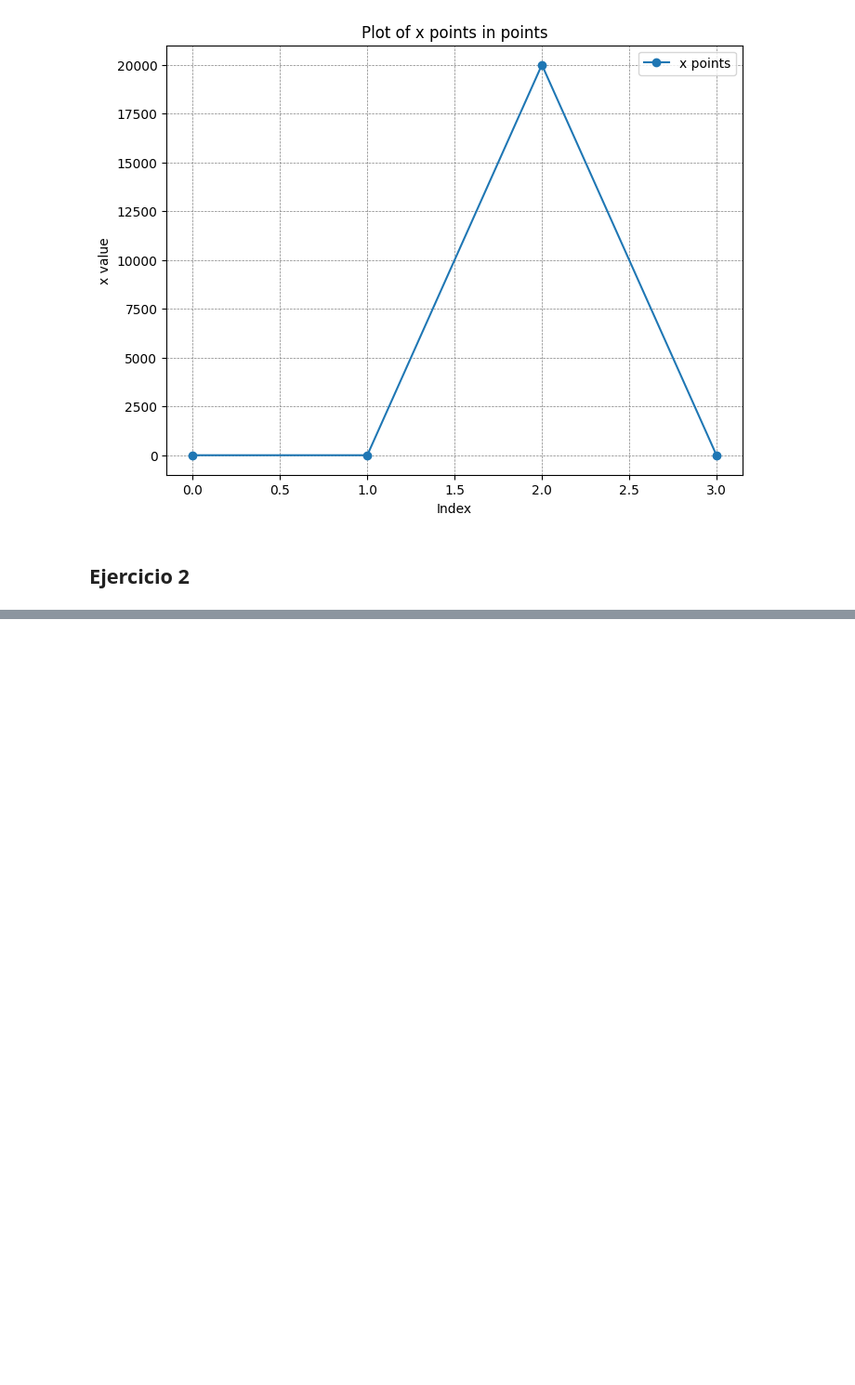
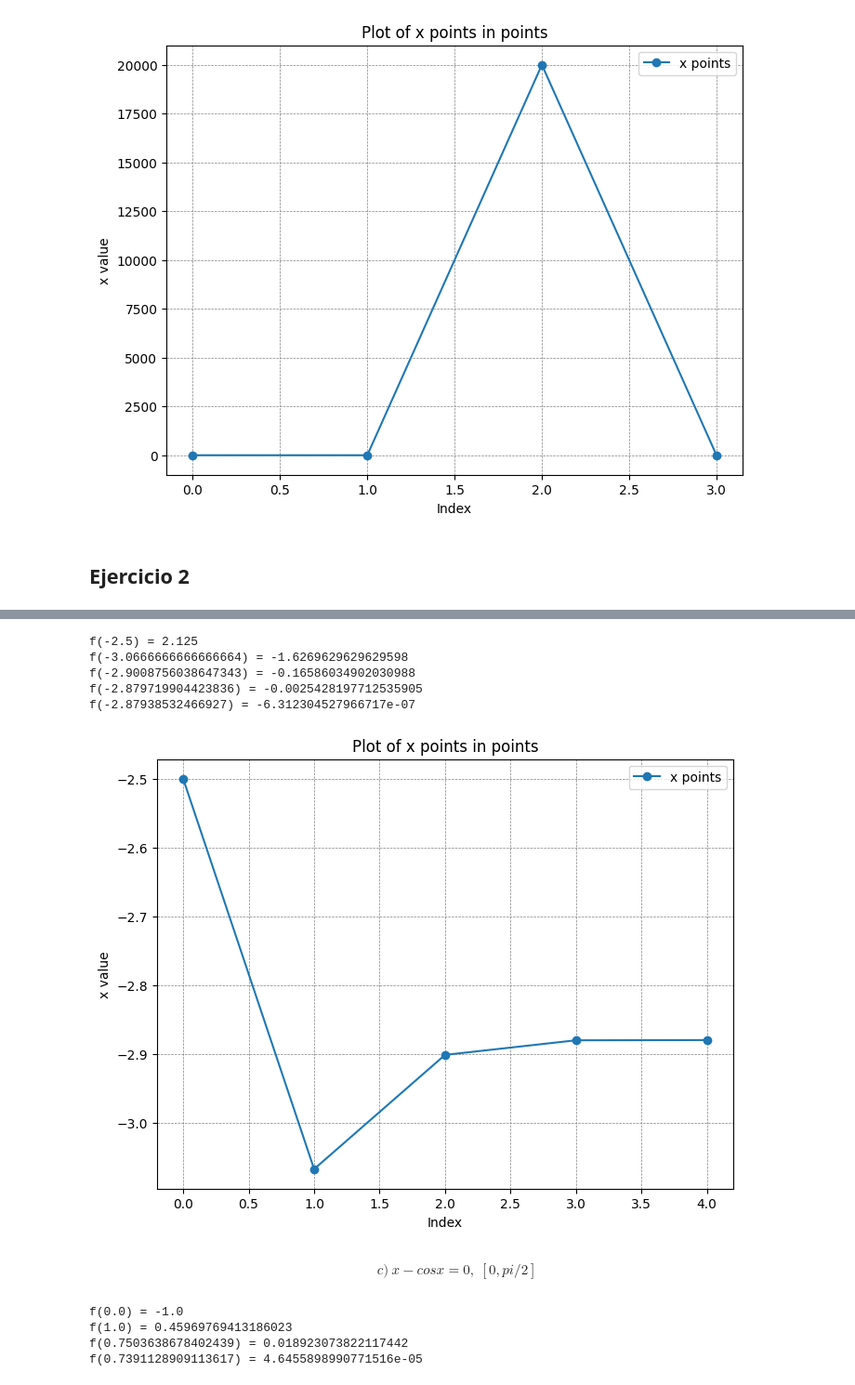
Before and after one commit to KennethJYS/M-todo-de-Newton-y-Secante, a Jupyter notebook: Ejercicios.ipynb, the cells around one changed output, grey strips where cells are left out. Shown at 93% size. Cells and saved outputs as stored; diff of their text form; code cells hidden in the pictures; blank space fills up the shorter version.

```diff
--- a/Ejercicios.ipynb
+++ b/Ejercicios.ipynb
@@ -106,0 +149,26 @@ plt.show()
+# %%
+x0 = -2.5   #Podemos poner cualquier valor entre -3 y -2
+points = []
+fder=lambda x, *args: 3*(x**2)+6*x
+x_r = optimize.newton(f, x0,fprime= fder, args=(points, True),tol=0.0001, maxiter=100)
+# %% [output]
+f(-2.5) = 2.125
+f(-3.0666666666666664) = -1.6269629629629598
+f(-2.9008756038647343) = -0.16586034902030988
+f(-2.879719904423836) = -0.0025428197712535905
+f(-2.87938532466927) = -6.312304527966717e-07
+# %%
+x_points = [point[0] for point in points]
+
+plt.figure(figsize=(8, 6))
+plt.plot(x_points, "o-", label="x points")
+plt.grid(color="gray", linestyle="--", linewidth=0.5)
+plt.title("Plot of x points in points")
+plt.xlabel("Index")
+plt.ylabel("x value")
+plt.legend()
+plt.show()
+# %% [output]
+[figure, added]
+# %% [markdown]
+ $$c)\ x − cos x = 0,\ [0,pi/2] $$
@@ -106,0 +182,10 @@ plt.show()
+# %%
+x0 = 0   #Podemos poner cualquier valor entre 0 y pi/2
+points = []
+fder=lambda x, *args: 1+np.sin(x)
+x_r = optimize.newton(f, x0,fprime= fder, args=(points, True),tol=0.0001, maxiter=100)
+# %% [output]
+f(0.0) = -1.0
+f(1.0) = 0.45969769413186023
+f(0.7503638678402439) = 0.018923073822117442
+f(0.7391128909113617) = 4.6455898990771516e-05
```
Also changed, not shown: parts of 12 cells of this notebook.
